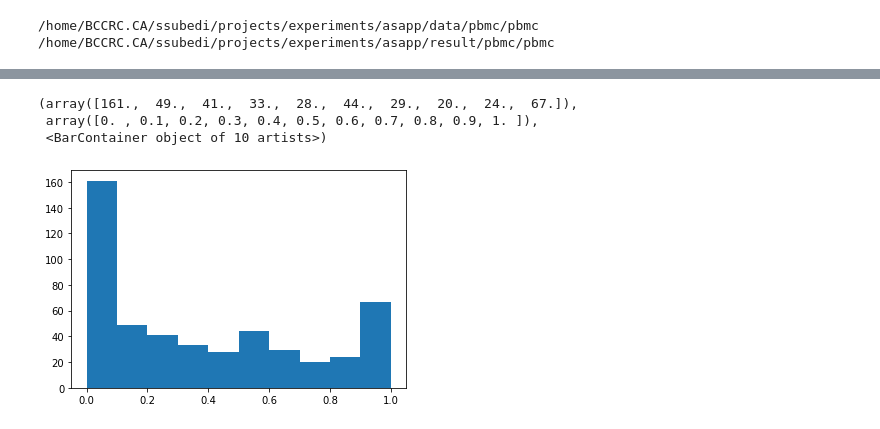
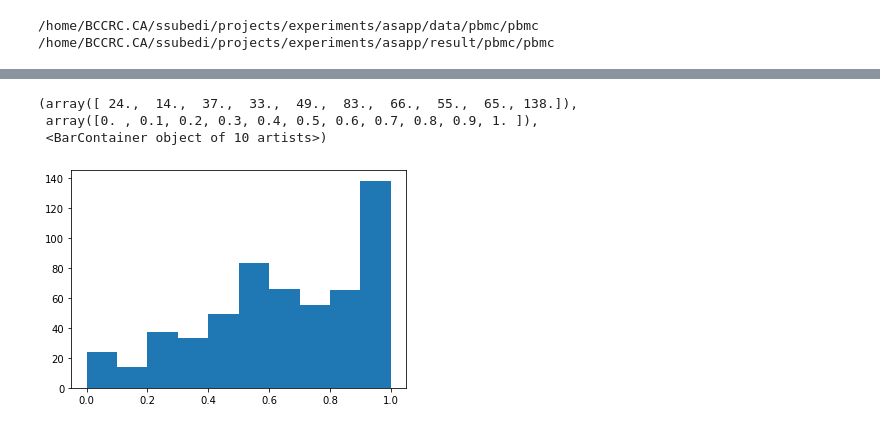
Before and after one commit to causalpathlab/asapp, a Jupyter notebook: examples/test.ipynb, the cells around one changed output, grey strips where cells are left out. Cells and saved outputs as stored; diff of their text form; code cells hidden in the pictures.

Commit message:
inverse prob batch correction test

```diff
--- a/examples/test.ipynb
+++ b/examples/test.ipynb
@@ -48,0 +93,14 @@ Q, _ = qr(Z,mode='economic')
+# %%
+Q, s, _ = np.linalg.svd(Z, full_matrices=False)
+Qt = (np.sign(Q) + 1)/2
+
+df = pd.DataFrame(Qt,dtype=int)
+df['code'] = df.astype(str).agg(''.join, axis=1)
+df = df.reset_index()
+df = df[['index','code']]
+pbulkd = df.groupby('code').agg(lambda x: list(x)).reset_index().set_index('code').to_dict()['index']
+mix_res = []
+for k in pbulkd.keys():
+    mix = np.array(b)[pbulkd[k]]
+    mix_res.append(len(mix[mix=='3k'])/len(mix))
+plt.hist(mix_res)
@@ -59,0 +117,20 @@ Qres = Q_scaled - u@u.T@Q_scaled
+# %%
+batch = StandardScaler().fit_transform(batch)
+u_batch, s, _ = np.linalg.svd(batch,full_matrices=False)
+Zres = Z - u_batch@u_batch.T@Z
+Zres = StandardScaler().fit_transform(Zres)
+Q, _ ,_ = np.linalg.svd(Zres, full_matrices=False)
+
+Qt_res = (np.sign(Q) + 1)/2
+
+df = pd.DataFrame(Qt_res,dtype=int)
+df['code'] = df.astype(str).agg(''.join, axis=1)
+df = df.reset_index()
+df = df[['index','code']]
+df
+pbulkd = df.groupby('code').agg(lambda x: list(x)).reset_index().set_index('code').to_dict()['index']
+mix_res = []
+for k in pbulkd.keys():
+    mix = np.array(b)[pbulkd[k]]
+    mix_res.append(len(mix[mix=='3k'])/len(mix))
+plt.hist(mix_res)
@@ -60,19 +142,24 @@ Qres = Q_scaled - u@u.T@Q_scaled
 # %%
-Qt = (np.sign(Q) + 1)/2
+u_batch, s, _ = np.linalg.svd(batch,full_matrices=False)
+Zres = Z - u_batch@u_batch.T@Z
+Q, _ ,_ = np.linalg.svd(Zres, full_matrices=False)
 
-df = pd.DataFrame(Qt,dtype=int)
+Qt_res = (np.sign(Q) + 1)/2
+
+df = pd.DataFrame(Qt_res,dtype=int)
 df['code'] = df.astype(str).agg(''.join, axis=1)
 df = df.reset_index()
 df = df[['index','code']]
+df
 pbulkd = df.groupby('code').agg(lambda x: list(x)).reset_index().set_index('code').to_dict()['index']
 mix_res = []
 for k in pbulkd.keys():
     mix = np.array(b)[pbulkd[k]]
-    mix_res.append(len(mix[mix=='3k'])/len(mix))
+    mix_res.append(len(mix[mix=='4k'])/len(mix))
 plt.hist(mix_res)
 # %% [output]
-(array([161.,  49.,  41.,  33.,  28.,  44.,  29.,  20.,  24.,  67.]),
+(array([ 24.,  14.,  37.,  33.,  49.,  83.,  66.,  55.,  65., 138.]),
  array([0. , 0.1, 0.2, 0.3, 0.4, 0.5, 0.6, 0.7, 0.8, 0.9, 1. ]),
  <BarContainer object of 10 artists>)
-[figure, old version]
+[figure, new version]
 # %%
```
Also changed, not shown: parts of 15 cells of this notebook, 7 other files.
